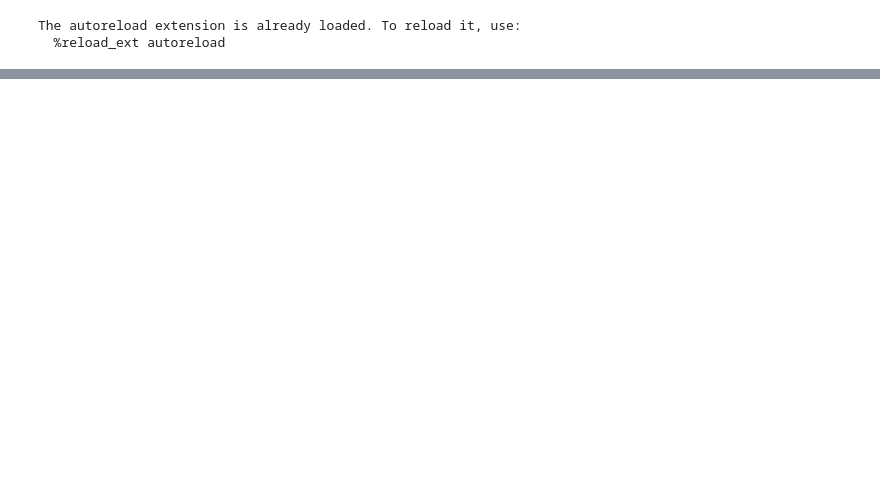
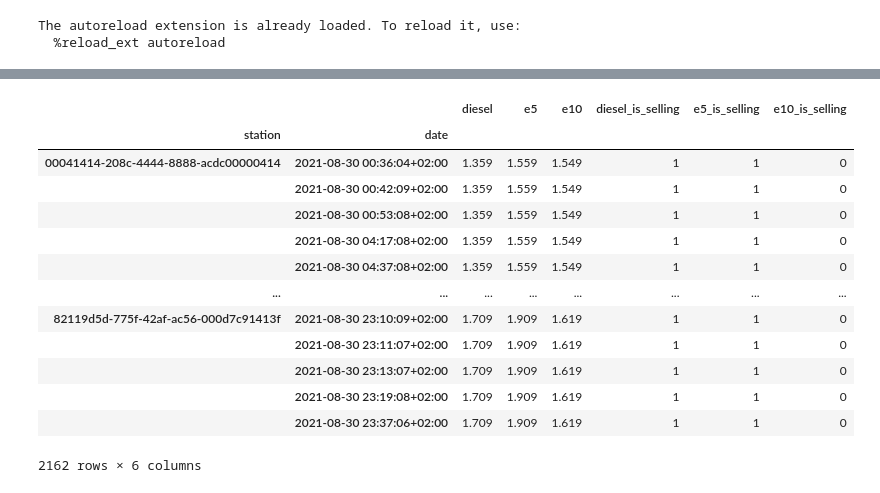
Before and after one commit to petrol-price-predictor/jurassic-juice-juggler, a Jupyter notebook: test_notepad.ipynb, the cells around one changed output, grey strips where cells are left out. Cells and saved outputs as stored; diff of their text form; code cells hidden in the pictures; blank space fills up the shorter version.

```diff
--- a/test_notepad.ipynb
+++ b/test_notepad.ipynb
@@ -137,3 +148,20 @@ Name: count, dtype: int64
+# %%
+display(rawprocessor.last_processed[(rawprocessor.last_processed == 0).any(axis=1)])
+# %% [output]
+|  |  | diesel | e5 | e10 | diesel_is_selling | e5_is_selling | e10_is_selling |
+| station | date |  |  |  |  |  |  |
+| 00041414-208c-4444-8888-acdc00000414 | 2021-08-30 00:36:04+02:00 | 1.359 | 1.559 | 1.549 | 1 | 1 | 0 |
+|  | 2021-08-30 00:42:09+02:00 | 1.359 | 1.559 | 1.549 | 1 | 1 | 0 |
+|  | 2021-08-30 00:53:08+02:00 | 1.359 | 1.559 | 1.549 | 1 | 1 | 0 |
+|  | 2021-08-30 04:17:08+02:00 | 1.359 | 1.559 | 1.549 | 1 | 1 | 0 |
+|  | 2021-08-30 04:37:08+02:00 | 1.359 | 1.559 | 1.549 | 1 | 1 | 0 |
+| ... | ... | ... | ... | ... | ... | ... | ... |
+| 82119d5d-775f-42af-ac56-000d7c91413f | 2021-08-30 23:10:09+02:00 | 1.709 | 1.909 | 1.619 | 1 | 1 | 0 |
+|  | 2021-08-30 23:11:07+02:00 | 1.709 | 1.909 | 1.619 | 1 | 1 | 0 |
+|  | 2021-08-30 23:13:07+02:00 | 1.709 | 1.909 | 1.619 | 1 | 1 | 0 |
+|  | 2021-08-30 23:19:08+02:00 | 1.709 | 1.909 | 1.619 | 1 | 1 | 0 |
+|  | 2021-08-30 23:37:06+02:00 | 1.709 | 1.909 | 1.619 | 1 | 1 | 0 |
+2162 rows × 6 columns
 # %%
 rawprocessor.last_processed.groupby(level='station').tail(1).reset_index(level='date')
 # %% [output]
```
Also changed, not shown: parts of 5 cells of this notebook, 4 other files.
